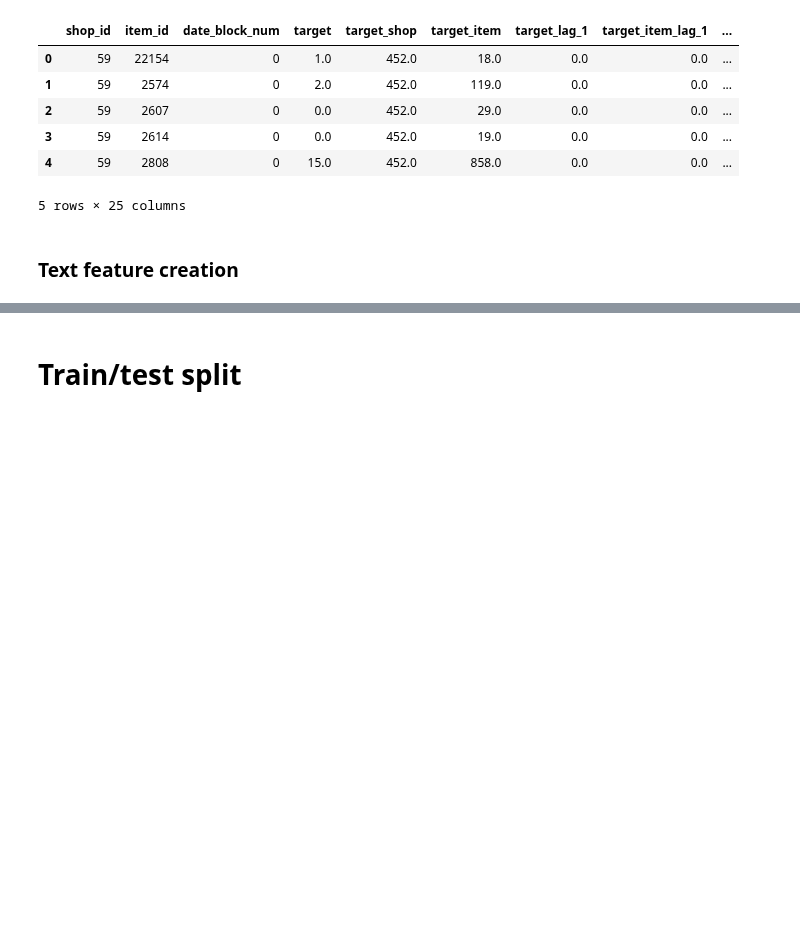
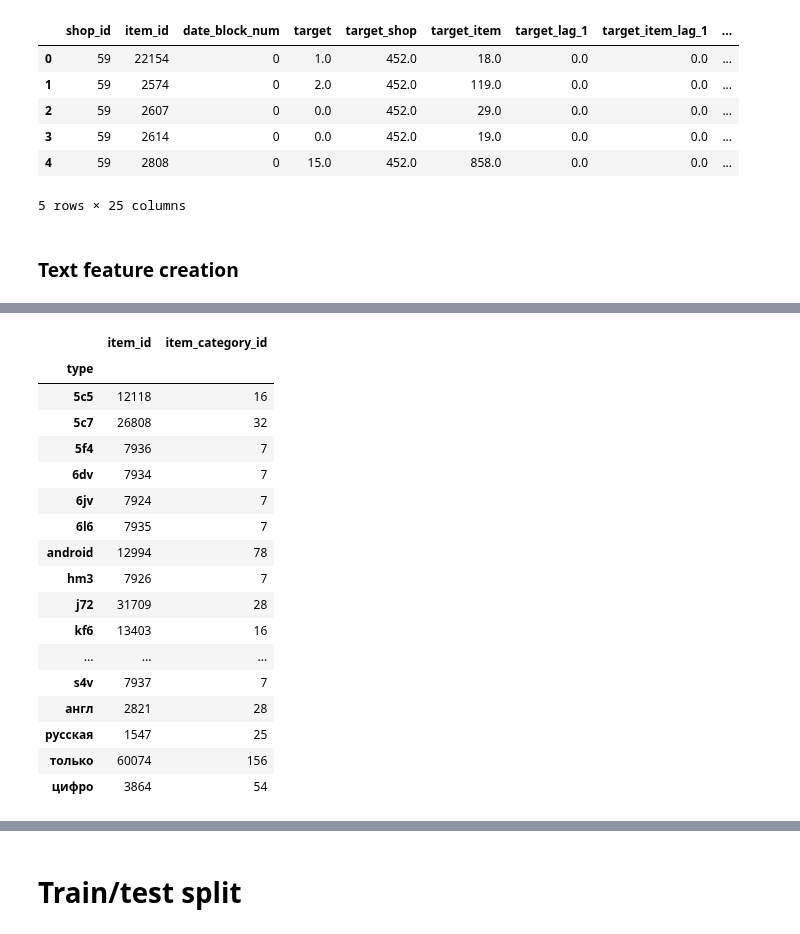
Before and after one commit to kryvokhyzha/examples-and-courses, a Jupyter notebook: How to Win a Data Science Competition/FinalProject/notebooks/main.ipynb, the cells around one changed output, grey strips where cells are left out. Drawn from its saved outputs; the diff is of its cells as text; code cells hidden in the pictures; blank space fills up the shorter version.

```diff
--- a/How to Win a Data Science Competition/FinalProject/notebooks/main.ipynb
+++ b/How to Win a Data Science Competition/FinalProject/notebooks/main.ipynb
@@ -631,4 +630,0 @@ item_categories_df['item_group'] = pd.Categorical(item_group).codes
-# %%
-items_df = pd.merge(items_df,
-                    item_categories_df.loc[:,['item_category_id','item_group']],
-                    on=['item_category_id'], how='left')
@@ -654,0 +791,29 @@ array(['Якутск', 'Адыгея', 'Балашиха', 'Волжский', '
+# %%
+items_df['type'] = items_df.name_2.apply(lambda x: x[0:8] if x.split(' ')[0] == 'xbox' else x.split(' ')[0])
+items_df.loc[(items_df.type == 'x360') | (items_df.type == 'xbox360'), 'type'] = 'xbox 360'
+items_df.loc[items_df.type == '', 'type'] = 'mac'
+items_df.type = items_df.type.apply(lambda x: x.replace(' ',''))
+items_df.loc[(items_df.type == 'pc') | (items_df.type == 'pс') | (items_df.type == 'рс'), 'type'] = 'pc'
+items_df.loc[(items_df.type == 'рs3'), 'type'] = 'ps3'
+
+group_sum = items_df.groupby('type').sum()
+group_sum.loc[group_sum.item_category_id < 200]
+# %% [output]
+|  | item_id | item_category_id |
+| type |  |  |
+| 5c5 | 12118 | 16 |
+| 5c7 | 26808 | 32 |
+| 5f4 | 7936 | 7 |
+| 6dv | 7934 | 7 |
+| 6jv | 7924 | 7 |
+| 6l6 | 7935 | 7 |
+| android | 12994 | 78 |
+| hm3 | 7926 | 7 |
+| j72 | 31709 | 28 |
+| kf6 | 13403 | 16 |
+| ... | ... | ... |
+| s4v | 7937 | 7 |
+| англ | 2821 | 28 |
+| русская | 1547 | 25 |
+| только | 60074 | 156 |
+| цифро | 3864 | 54 |
```
Also changed, not shown: parts of 26 cells of this notebook, 28 other files.
